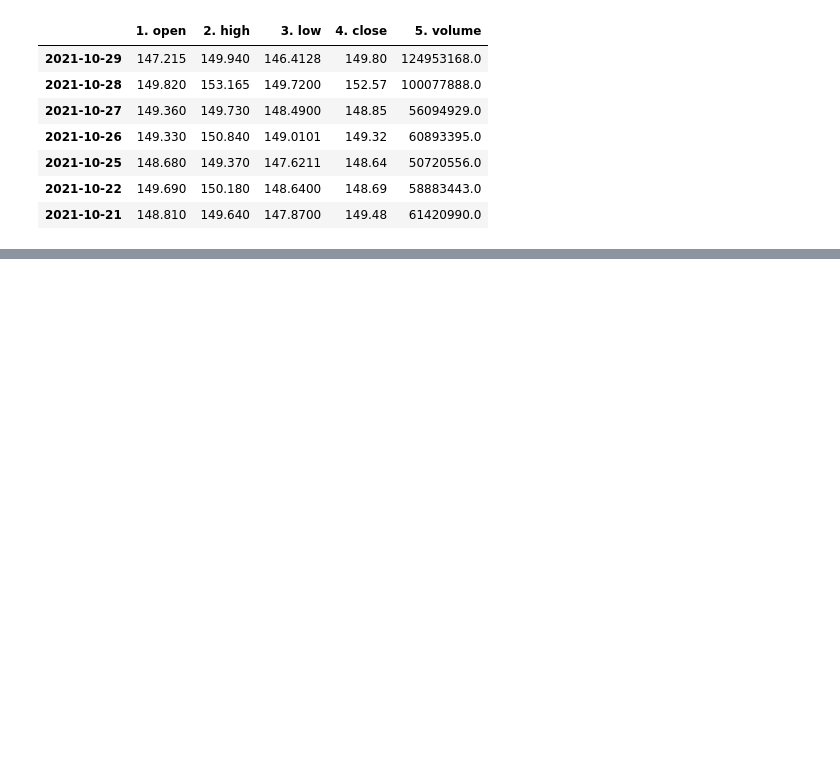
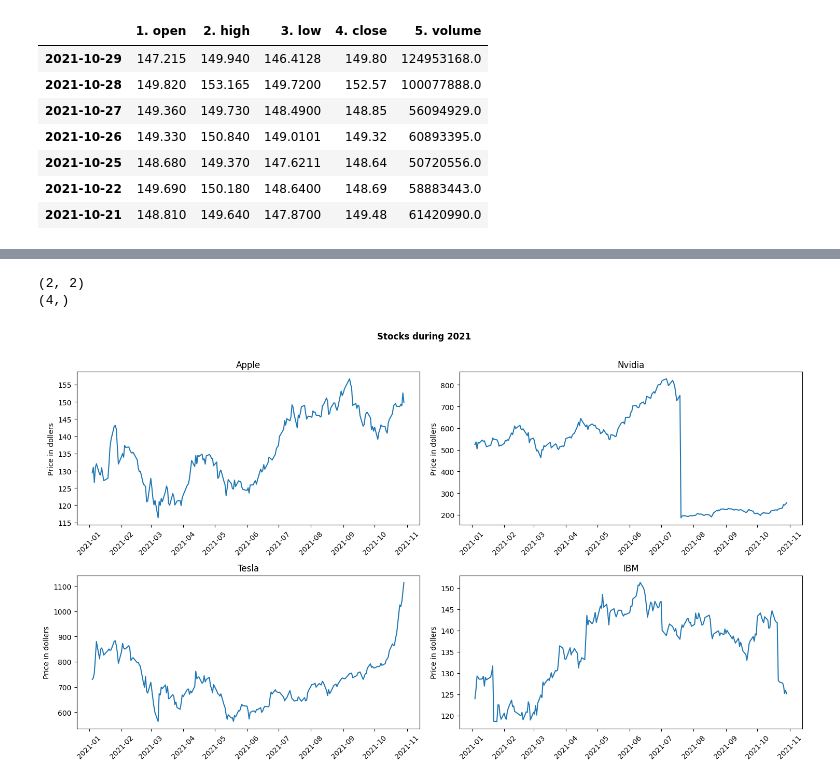
Before and after one commit to cooperhankun/DataBehandling-KunHan, a Jupyter notebook: Code-Alone/L4.1-stockdata.ipynb, the cells around one changed output, grey strips where cells are left out. Cells and saved outputs as stored; diff of their text form; code cells hidden in the pictures; blank space fills up the shorter version.

```diff
--- a/Code-Alone/L4.1-stockdata.ipynb
+++ b/Code-Alone/L4.1-stockdata.ipynb
@@ -72,3 +72,15 @@ df.loc["2021-10-20" : "2021-10-29"]
 | 2021-10-25 | 148.680 | 149.370 | 147.6211 | 148.64 | 50720556.0 |
 | 2021-10-22 | 149.690 | 150.180 | 148.6400 | 148.69 | 58883443.0 |
 | 2021-10-21 | 148.810 | 149.640 | 147.8700 | 149.48 | 61420990.0 |
+# %%
+import time
+symbol = ["AAPL", "TSLA", "NVDA", "IBM"]
+stock_list = []
+
+url = f"https://www.alphavantage.co/query?function=TIME_SERIES_DAILY&symbol={symbol}&outputsize=full&apikey={api_key}"
+
+data = requests.get(url).json()
+df = pd.DataFrame(data["Time Series (Daily)"]).transpose().astype(float)
+df = df["4. close"].rename(symbol).astype(float)
+stock_list.append(df)
+time.sleep(20)
@@ -74,0 +92,3 @@ df.loc["2021-10-20" : "2021-10-29"]
+# %%
+stocks = pd.read_csv("stocks.csv", index_col=0, parse_dates=True)
+stocks.head()
@@ -74,0 +132,20 @@ df.loc["2021-10-20" : "2021-10-29"]
+# %%
+fig, axes = plt.subplots(2,2, dpi=100, figsize=(15,8))
+print(axes.shape)
+print(axes.flatten().shape)
+
+stocks_2021=stocks.loc["2021"]
+
+stock_names = dict(AAPL = "Apple", NVDA = "Nvidia", TSLA= "Tesla", IBM = "IBM")
+for ax, symbol in zip(axes.flatten(), stock_names):
+    sns.lineplot(data = stocks_2021, x=stocks_2021.index, y = symbol, ax=ax)
+    ax.tick_params(axis="x", rotation=45)
+    ax.set(title=f"{stock_names[symbol]}", ylabel="Price in dollers")
+
+fig.tight_layout()
+fig.suptitle("Stocks during 2021", y=1.05, fontweight="bold")
+plt.savefig("stock2021.png", facecolor="white")
+# %% [output]
+(2, 2)
+(4,)
+[figure, added]
```
Also changed, not shown: parts of 6 cells of this notebook, 1 other file.
